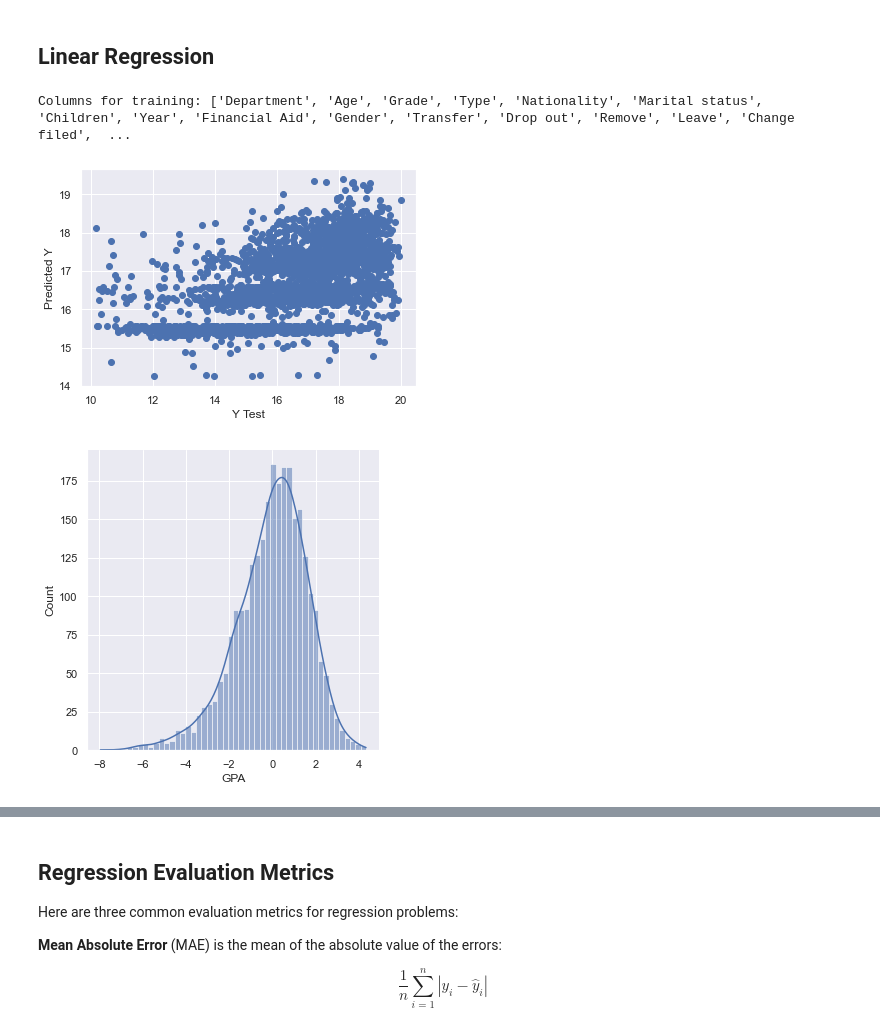
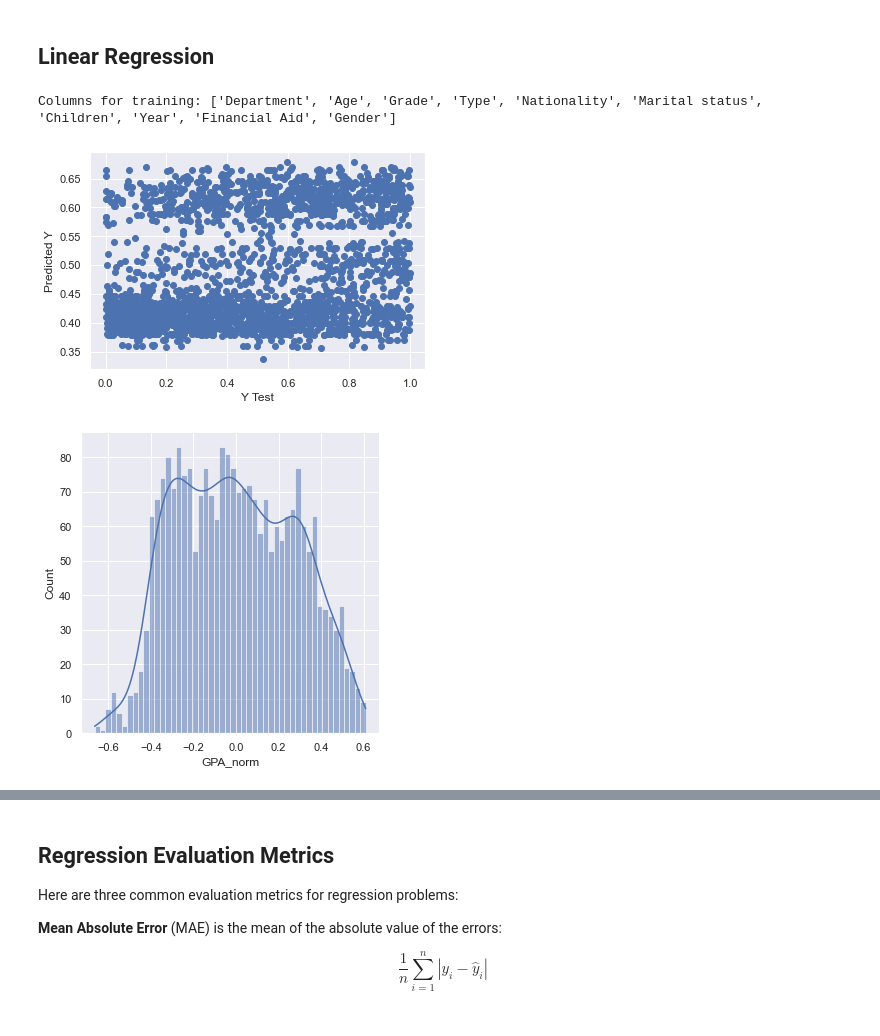
Before and after one commit to mghasemi19/ML_EconEduc, a Jupyter notebook: GPA_Regression.ipynb, the cells around one changed output, grey strips where cells are left out. Cells and saved outputs as stored; diff of their text form; code cells hidden in the pictures.

```diff
--- a/GPA_Regression.ipynb
+++ b/GPA_Regression.ipynb
@@ -21,6 +21,7 @@ from sklearn.metrics import classification_report, confusion_matrix
 
 #df_test = pd.read_spss('data/newdata/مهندسی.sav')
 df_test = pd.read_excel('data/data_w_origin/GHOMOYAT.xlsx')
+df_GPA = pd.read_spss('data/GPA.sav')
 print(df_test.shape)
 # %% [output]
 (15363, 19)
@@ -40,6 +50,7 @@ def age_calc(string):
     return year
 
 df_test['Sen']=df_test['Sen'].apply(lambda cw : age_calc(cw))
+df_test['GPA_norm'] = df_GPA['RGPA']
 # %%
 '''
 cols = ['Danshkadeh', 'Sen', 'Maghtah', 'Type', 'Moadel', 'Meliyat',
@@ -51,7 +62,7 @@ cols = ['Danshkadeh', 'Sen', 'Maghtah', 'Type', 'Moadel', 'Meliyat',
 cols = ['Department', 'Age', 'Grade', 'Type', 'GPA', 'Nationality',
          "Marital status", "Children", "Year", "Financial Aid", "Gender",
          "Transfer", "Drop out", "Remove", "Leave", "Change field", "Guest",
-         "Region", "Gross Domestic Product"]
+         "Region", "Gross Domestic Product", "GPA_norm"]
 df_test.columns = cols
 #df_test.drop(['Region', 'Gross Domestic Product'], axis=1, inplace=True)
 df_test.drop(['Region', 'Gross Domestic Product', 'Transfer', 'Drop out', 'Remove', 'Leave', 'Change field', 'Guest'], axis=1, inplace=True)
@@ -242,33 +272,33 @@ res = stats.probplot(df_test['GPA'], plot=plt)
 # %%
 from sklearn.preprocessing import StandardScaler
 
-X = df_test.drop(['GPA'], axis=1)
-y = df_test['GPA']
+X = df_test.drop(['GPA_norm', 'GPA'], axis=1)
+y = df_test['GPA_norm']
 #y=y.astype('object')
 
 print("Columns for training:", list(X.columns.values))
 
 X_train, X_test, y_train, y_test = sklearn.model_selection.train_test_split(X, y, test_size = 0.20, random_state = 5)
 scaler = StandardScaler()
 X_train= scaler.fit_transform(X_train)
 X_test = scaler.transform(X_test)
 
 from sklearn.linear_model import LinearRegression
 lm = LinearRegression()
 lm.fit(X_train,y_train)
 
 predictions = lm.predict(X_test)
 plt.scatter(y_test,predictions)
 plt.xlabel('Y Test')
 plt.ylabel('Predicted Y')
 #plt.plot(y_test,y_test,'r')
 #plt.axis([10, 20, 12., 20])
 
 sns.displot((y_test-predictions),bins=50, kde=True);
 # %% [output]
-Columns for training: ['Department', 'Age', 'Grade', 'Type', 'Nationality', 'Marital status', 'Children', 'Year', 'Financial Aid', 'Gender', 'Transfer', 'Drop out', 'Remove', 'Leave', 'Change filed',  ...
+Columns for training: ['Department', 'Age', 'Grade', 'Type', 'Nationality', 'Marital status', 'Children', 'Year', 'Financial Aid', 'Gender']
-[figure, old version]
+[figure, new version]
-[figure, old version]
+[figure, new version]
 # %%
 coeff_df = pd.DataFrame(lm.coef_,index=X.columns,columns=['Coefficient'])
 coeff_df
```
Also changed, not shown: parts of 40 cells of this notebook, 2 other files.
